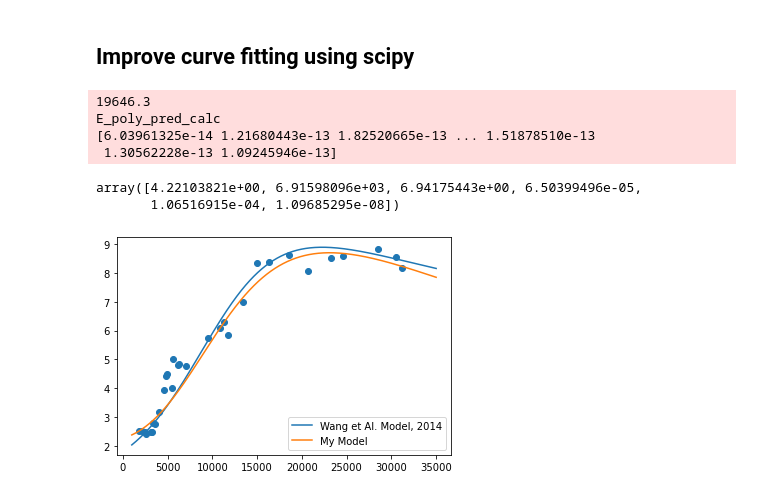
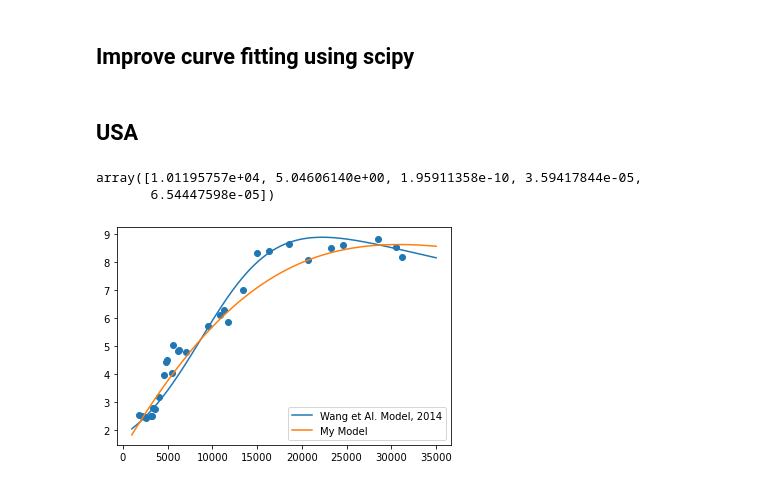
Before and after one commit to leatrin/EnergyLimits, a Jupyter notebook: Codes/S-curve-USA - cleanv.ipynb, the cells around one changed output. Drawn from its saved outputs; the diff is of its cells as text; code cells hidden in the pictures.

```diff
--- a/Codes/S-curve-USA - cleanv.ipynb
+++ b/Codes/S-curve-USA - cleanv.ipynb
@@ -216,52 +203,53 @@ E_poly_pred_calc
 from scipy.optimize import curve_fit
 from scipy.odr import ODR, Model, Data, RealData
 
-def s_model(x, E_i, G_i, A, a1, a2, a3):
-    return E_i+ A*(pd.np.exp(a1*(x-G_i)) - pd.np.exp(-a3*(x-G_i)))/(pd.np.cosh(a2*(x-G_i)))
+def s_model(x, G_i, A, a1, a2, a3):
+    """
+    s_model(g) = e-E_i
+    """
+    return  A*(pd.np.exp(a1*(x-G_i)) - pd.np.exp(-a3*(x-G_i)))/(pd.np.cosh(a2*(x-G_i)))
 
 def s_curve_fitting(f_model, xdata, ydata, Dy,  bounds = [0, 35000]):
     params = remarking_points(xdata, ydata, deg=6, step = 0.1)
     G_i, E_i= params['inflexion']
-    A= params['A']
-    a1 = params['alpha_1'][0]
-    a2 = params['alpha_2'][0]
-    a3 = params['alpha_3'][0]
-    p0 = (E_i, G_i, A, a1, a2, a3)
+    A= abs(params['A'])
+    a1 = abs(params['alpha_1'][0])
+    a2 = abs(params['alpha_2'][0])
+    a3 = abs(params['alpha_3'][0])
+    p0 = ( G_i, A, a1, a2, a3)
+    y = [ydata[i]-E_i for i in range (len(ydata))]
 
 
     popt, pcov = curve_fit(
         f = f_model,       # model function
         xdata=xdata,   # x data
-        ydata=ydata,   # y data
+        ydata=y,   # y data
         p0=p0,      # initial value of the parameters
-        bounds = [0, 35000],
+        bounds = bounds,
         sigma=Dy
     )
-    return popt
-
-PEC = USA['TotPEC(QuadrillionBTU)']*(2.518272*10**4)
-GDP = USA['GDP(1990GK$)']*1000
-pop = USA['Pop(000)']
-G= GDP/pop
-E= PEC/pop
+    return popt, E_i
+# %% [markdown]
+## USA
 # %%
+PEC = USA['TotPEC(QuadrillionBTU)']*(2.518272*10**4)
+GDP = USA['GDP(1990GK$)']*1000
+pop = USA['Pop(000)']
+G= GDP/pop
+E= PEC/pop
 Dy = [np.random.normal(0.3, 0.2) for i in range(len(G))]
 
-popt = s_curve_fitting(s_model, G, E, Dy)
-E_iopt, G_iopt, Aopt, a1opt, a2opt, a3opt = popt
+popt, E_i = s_curve_fitting(s_model, G, E, Dy)
+G_iopt, Aopt, a1opt, a2opt, a3opt = popt
 plt.plot(np.arange(1000, 35000), [wang(G) for G in np.arange(1000, 35000)], label = 'Wang et Al. Model, 2014')
-plt.plot(np.arange(1000, 35000), s_model(np.arange(1000, 35000), E_iopt, G_iopt, Aopt, a1opt, a2opt, a3opt),label='My Model')
+plt.plot(np.arange(1000, 35000), s_model(np.arange(1000, 35000), G_iopt, Aopt, a1opt, a2opt, a3opt)+ np.array([E_i for j in range(len(np.arange(1000, 35000)))]),label='My Model')
 plt.scatter(G,E)
 plt.legend()
 popt
 # %% [output]
-19646.3
-E_poly_pred_calc
-[6.03961325e-14 1.21680443e-13 1.82520665e-13 ... 1.51878510e-13
- 1.30562228e-13 1.09245946e-13]
+array([1.01195757e+04, 5.04606140e+00, 1.95911358e-10, 3.59417844e-05,
+       6.54447598e-05])
-array([4.22103821e+00, 6.91598096e+03, 6.94175443e+00, 6.50399496e-05,
-       1.06516915e-04, 1.09685295e-08])
-[figure, old version]
+[figure, new version]
 # %%
 gpec = pd.read_csv('../BDD/global-energy-substitution.csv')
 tab = gpec.drop(['Entity', 'Code', 'Year'], axis = 1, inplace = False).to_numpy()
```
Also changed, not shown: parts of 14 cells of this notebook, 2 other files.
